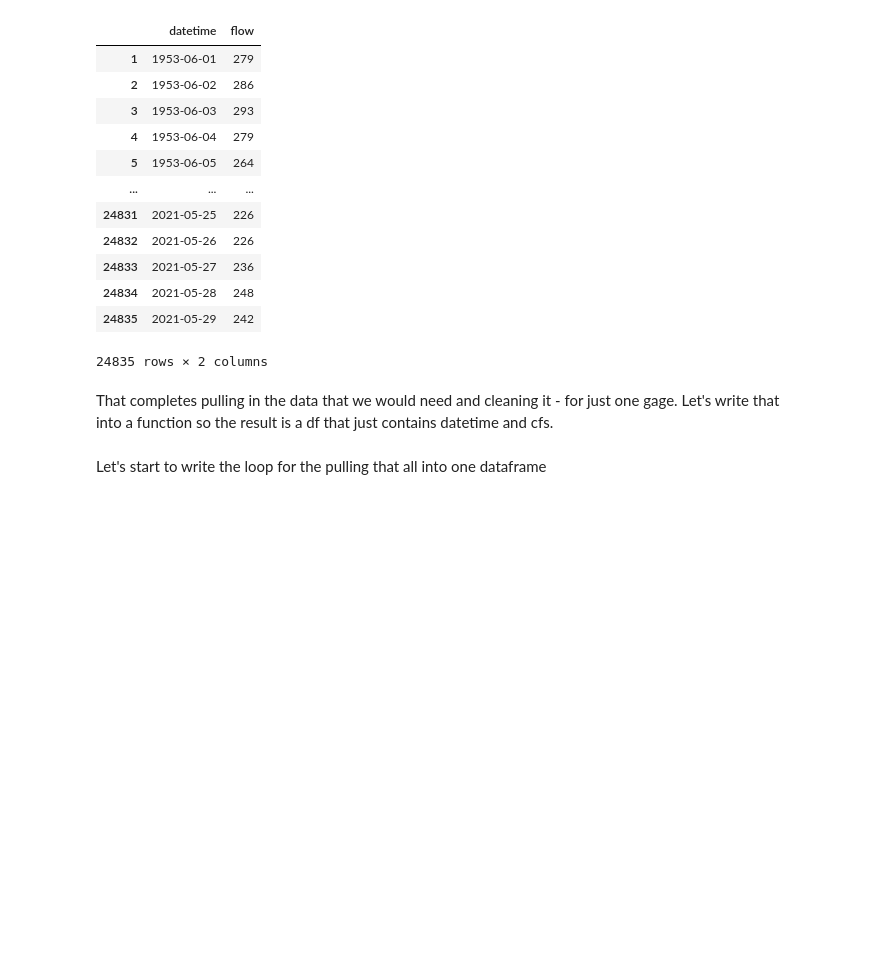
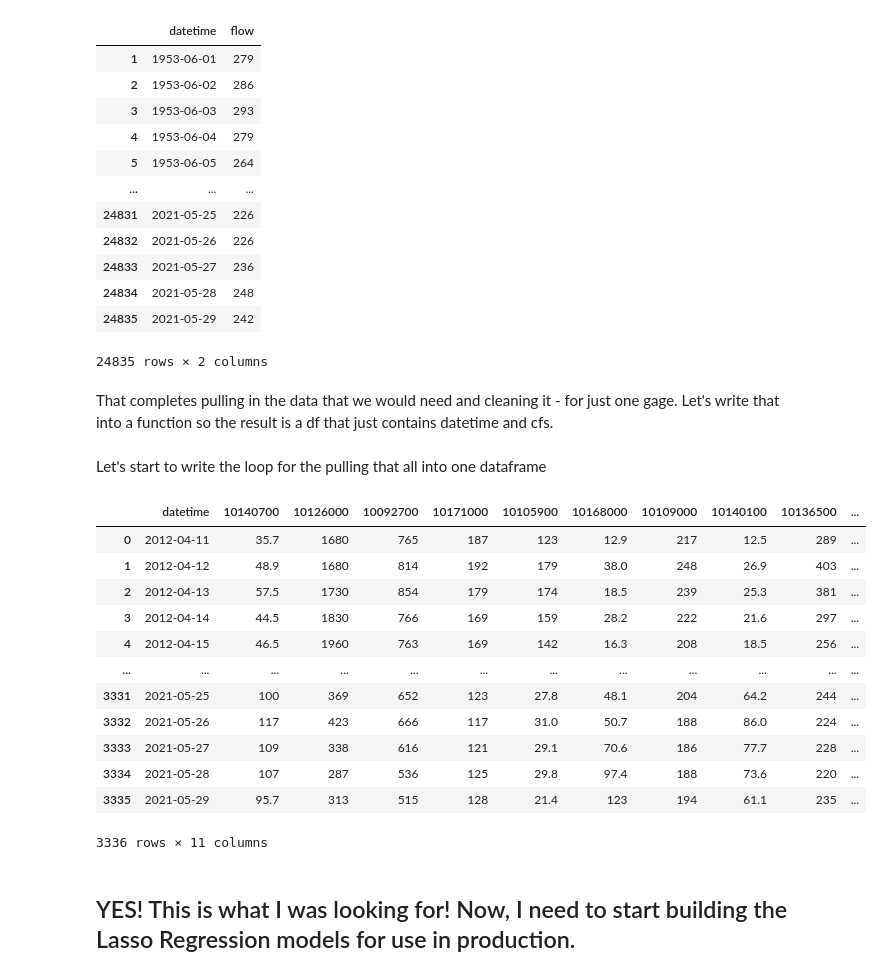
Before and after one commit to sjrekuc/rivermaps, a Jupyter notebook: future/07_Modeling.ipynb, the cells around one changed output. Drawn from its saved outputs; the diff is of its cells as text; code cells hidden in the pictures; blank space fills up the shorter version.

Commit message:
Add files via upload
Now updated loop to pull in data into dataframe. Need to build model off of that.

```diff
--- a/future/07_Modeling.ipynb
+++ b/future/07_Modeling.ipynb
@@ -149,7 +149,10 @@ def load_csv(USGS):
     # read the raw CSV back in and remove the commented lines
     raw_file = USGS + '.csv'
     # open raw CSV
-    fi = open(raw_file, 'r')
+    try:
+        fi = open(raw_file, 'r')
+    except:
+        return pd.DataFrame()
 
     # read raw CSV to clean CSV - eliminate comment rows with "#"
     clean_file = 'clean_' + raw_file
@@ -163,11 +166,13 @@ def load_csv(USGS):
     df = pd.read_csv(clean_file, error_bad_lines=False, delimiter='\t')
     # drop the first row
     df.drop([0], inplace=True)
+    # drop some other irrelevant columns
+    df.drop(columns=['agency_cd', 'site_no'], inplace=True)
     # drop the last column
     df = df.iloc[:, :-1]
-    # rename the remaining last column to "flow"
+    # rename the remaining last column to the name of the USGS gage - better when appended
     to_rename = df.columns[1]
-    df.rename(columns={to_rename: 'flow'})
+    df.rename(columns={to_rename: USGS}, inplace=True)
 
     # see if we can rename the column by number - use USGS as the name of the second column!!!!
 
@@ -178,4 +185,5 @@ Let's start to write the loop for the pulling that all into one dataframe
 # %%
+
 # this loop pulls the CSV data into a dataframe
 for i, row in dt.iterrows():
     # loads the data of the target
@@ -185,4 +193,31 @@ for i, row in dt.iterrows():
     for g in gages:
         # load the data of each feature
         df1 = load_csv(g)
-        # append that to the dataframe
+        # merge the dataframes - match on date
+        try:
+            df = pd.merge(df, df1, how='left', on='datetime')
+        except:
+            pass
+    # split into X and Y
+
+    # model with that dataframe using Lasso regression
+
+    break
+# %%
+df
+# %% [output]
+|  | datetime | 10140700 | 10126000 | 10092700 | 10171000 | 10105900 | 10168000 | 10109000 | 10140100 | 10136500 | ... |
+| 0 | 2012-04-11 | 35.7 | 1680 | 765 | 187 | 123 | 12.9 | 217 | 12.5 | 289 | ... |
+| 1 | 2012-04-12 | 48.9 | 1680 | 814 | 192 | 179 | 38.0 | 248 | 26.9 | 403 | ... |
+| 2 | 2012-04-13 | 57.5 | 1730 | 854 | 179 | 174 | 18.5 | 239 | 25.3 | 381 | ... |
+| 3 | 2012-04-14 | 44.5 | 1830 | 766 | 169 | 159 | 28.2 | 222 | 21.6 | 297 | ... |
+| 4 | 2012-04-15 | 46.5 | 1960 | 763 | 169 | 142 | 16.3 | 208 | 18.5 | 256 | ... |
+| ... | ... | ... | ... | ... | ... | ... | ... | ... | ... | ... | ... |
+| 3331 | 2021-05-25 | 100 | 369 | 652 | 123 | 27.8 | 48.1 | 204 | 64.2 | 244 | ... |
+| 3332 | 2021-05-26 | 117 | 423 | 666 | 117 | 31.0 | 50.7 | 188 | 86.0 | 224 | ... |
+| 3333 | 2021-05-27 | 109 | 338 | 616 | 121 | 29.1 | 70.6 | 186 | 77.7 | 228 | ... |
+| 3334 | 2021-05-28 | 107 | 287 | 536 | 125 | 29.8 | 97.4 | 188 | 73.6 | 220 | ... |
+| 3335 | 2021-05-29 | 95.7 | 313 | 515 | 128 | 21.4 | 123 | 194 | 61.1 | 235 | ... |
+3336 rows × 11 columns
+# %% [markdown]
+## YES! This is what I was looking for! Now, I need to start building the Lasso Regression models for use in production.
```
Also changed, not shown: parts of 1 cell of this notebook.
